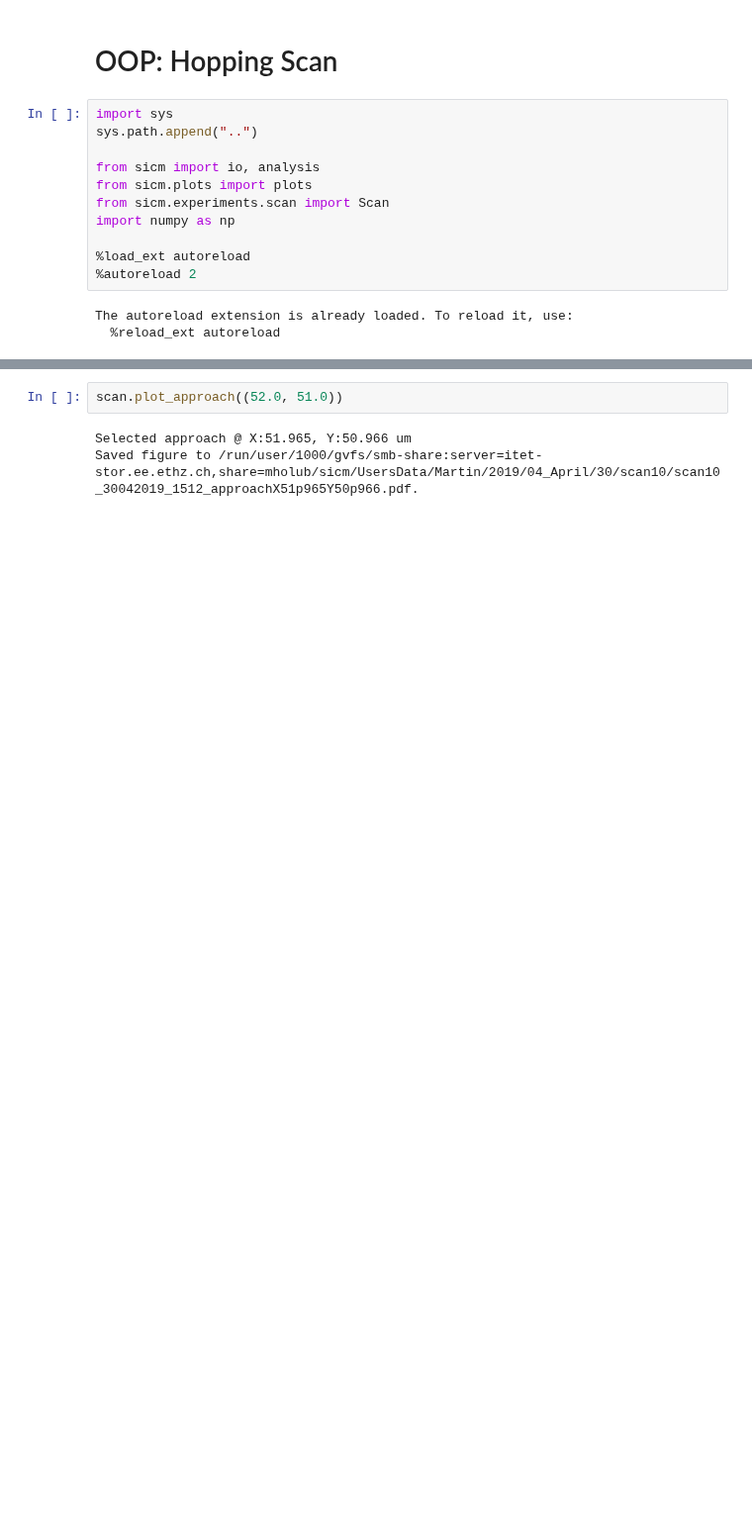
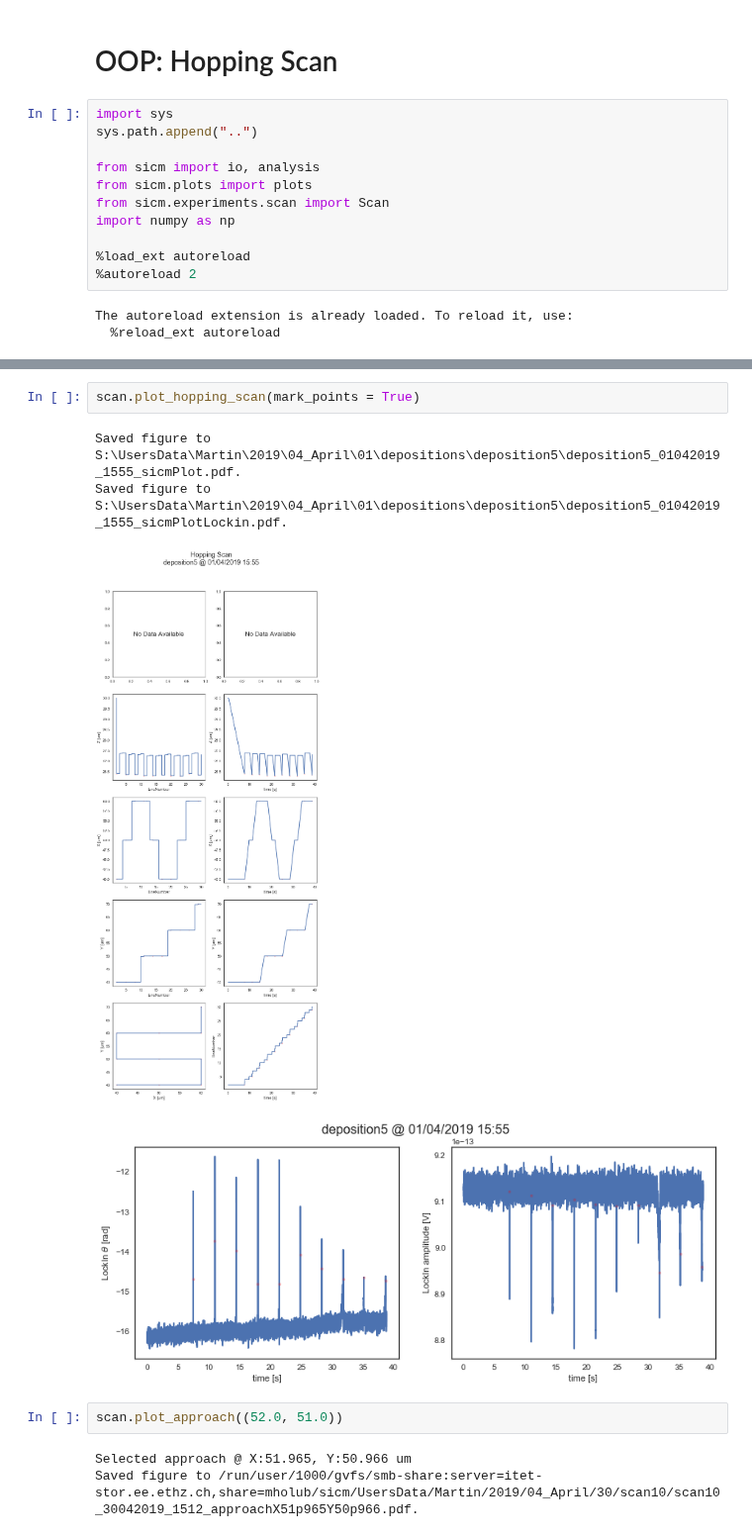
Before and after one commit to martinholub/sicm, a Jupyter notebook: notebooks/plots.ipynb, the cells around one changed output, grey strips where cells are left out. Shown at 99% size. Saved outputs shown, nothing was run; the diff lists cells and outputs as text; blank space fills up the shorter version.

```diff
--- a/notebooks/plots.ipynb
+++ b/notebooks/plots.ipynb
@@ -31,3 +37,10 @@ xdiff: 4.409268159999996, ydiff: 4.607725880000004
+# %%
+scan.plot_hopping_scan(mark_points = True)
+# %% [output]
+Saved figure to S:\UsersData\Martin\2019\04_April\01\depositions\deposition5\deposition5_01042019_1555_sicmPlot.pdf.
+Saved figure to S:\UsersData\Martin\2019\04_April\01\depositions\deposition5\deposition5_01042019_1555_sicmPlotLockin.pdf.
+[figure, added]
+[figure, added]
 # %%
 scan.plot_approach((52.0, 51.0))
 # %% [output]
```
Also changed, not shown: parts of 4 cells of this notebook, 5 other files.
